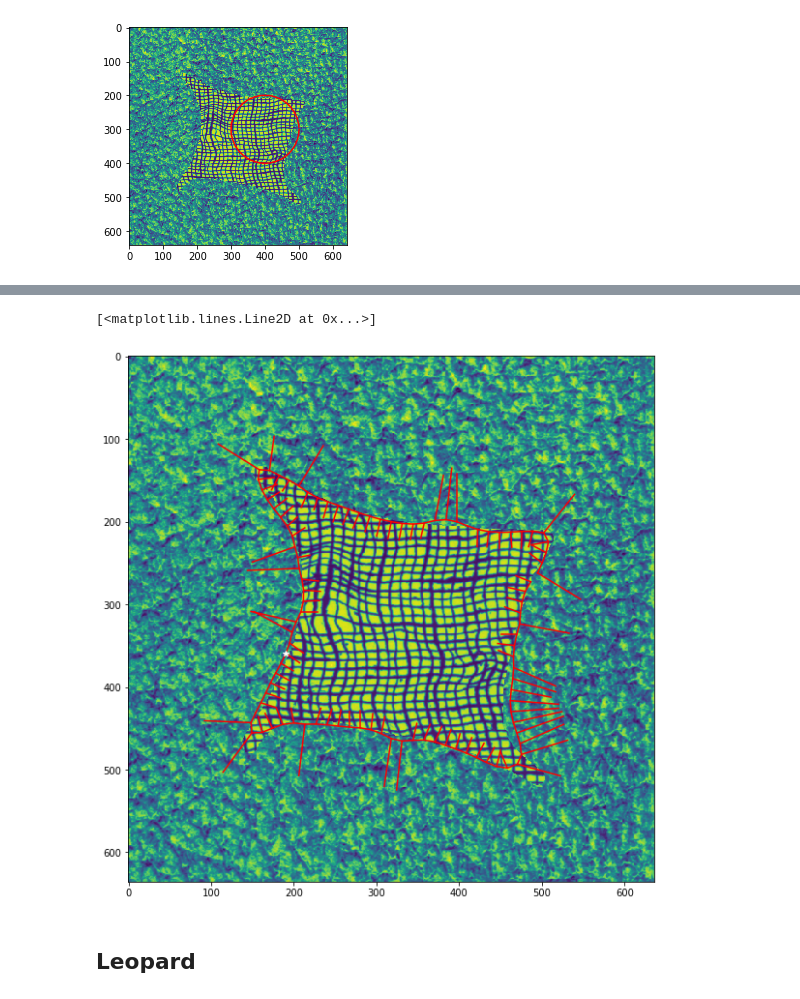
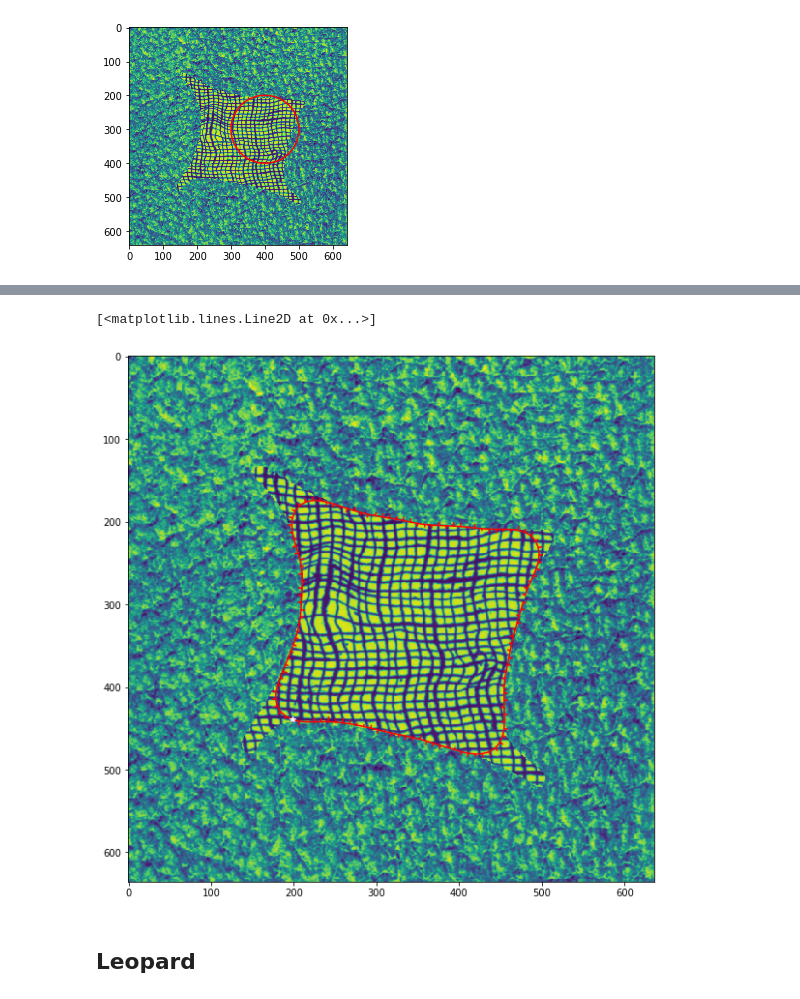
Before and after one commit to Charlottetheis/AIA, a Jupyter notebook: Charlotte.ipynb, the cells around one changed output, grey strips where cells are left out. Cells and saved outputs as stored; diff of their text form; code cells hidden in the pictures.

```diff
--- a/Charlotte.ipynb
+++ b/Charlotte.ipynb
@@ -110,6 +108,7 @@ def deform(img, kmeans, index, patch_size, snake, stepsize, alpha, beta, its):
 
     #regularization mTRIX
     B_int = np.linalg.inv((np.diag([1]*s_len)-smoothing_matrix(alpha,beta,s_len)))
+    #B_int = S.smooth_matrix(s_len,alpha,beta)
 
     for iterations in range(0,its):
 
@@ -122,13 +121,13 @@ def deform(img, kmeans, index, patch_size, snake, stepsize, alpha, beta, its):
             patches_labels = im2col(labels,[patch_size,patch_size],stepsize=1)
         elif len(img.shape) == 3:
             patches_labels = ndim2col(labels,[patch_size,patch_size],stepsize=1)
-        patches_labels = patches_labels[:,index]
+        #patches_labels = patches_labels[:,index]
 
         # label 0 if more than half of pixels are outside snake, 1 otherwise
         labels = sum(patches_labels) > ((patch_size**2)/2)
 
         # cluster of each patch with "true" label
-        data = np.array([kmeans.labels_,labels]).transpose()
+        data = np.array([predicted,labels]).transpose()
 
         # probability of classes for each cluster
         probs = pd.DataFrame(data, columns=['cluster','label_1']).groupby('cluster').mean()
@@ -138,7 +137,7 @@ def deform(img, kmeans, index, patch_size, snake, stepsize, alpha, beta, its):
         # probability of class 1 for all patches
         prob_pred = np.array(probs.iloc[predicted].label_1).reshape(img.shape[0]-patch_size+1,img.shape[1]-patch_size+1)
 
-        snake_pixel = np.round(snake).astype('int')
+        snake_pixel = np.round(snake-2).astype('int')
 
         # probability of class 1 for each snake point
         values = prob_pred[snake_pixel[:,1],snake_pixel[:,0]]
@@ -167,9 +166,8 @@ def deform(img, kmeans, index, patch_size, snake, stepsize, alpha, beta, its):
         # transform snake
         snake = B_int.dot(snake + stepsize * force_matrix.dot(normals))
 
-        snake = S.distribute_points(np.transpose(snake))
-
-        snake = S.remove_intersections(snake)
+        snake = S.remove_intersections(np.transpose(snake))
+        snake = S.distribute_points(snake)
 
         snake = np.transpose(snake)
 
@@ -253,7 +251,7 @@ img = cv2.imread(filename,cv2.IMREAD_GRAYSCALE)
 img = img.astype(np.float)
 patches = im2col(img,[patch_size,patch_size],stepsize=1)
 # %%
-snake = init_snake(400,300,100,100)
+snake = init_snake(400,300,100,125)
 # %%
 plt.imshow(img)
 plt.plot(snake[:,0],snake[:,1],color='r')
@@ -263,7 +261,7 @@ plt.plot(snake[:,0],snake[:,1],color='r')
 # %%
 # clustering of a sample of patches
 
-index = random.sample(list(range(0,patches.shape[1])),20000)
+index = random.sample(list(range(0,patches.shape[1])),10000)
 
 sample = patches[:,index]
 
@@ -276,5 +274,5 @@ plot_dictionary(kmeans.cluster_centers_, 10,20)
 # %%
-snake_new, force, normals, prob_pred, mask_reduced, mask = deform(img, kmeans, index, patch_size, snake, 100)
+snake_new, force, normals, prob_pred, mask_reduced, mask = deform(img, kmeans, index, patch_size, snake, 1, 0.2, 10, 100)
 # %%
 plt.imshow(img[int(patch_size/2):int(-(patch_size/2)),int(patch_size/2):int(-(patch_size/2))])
 plt.plot(snake_new[:,0],snake_new[:,1],color='r')
@@ -289,21 +287,21 @@ plt.imshow(prob_pred)
 # %%
 #plotting snake and force (obs force from previous iteration)
 
 x_start = snake_new[:,0]
 y_start = snake_new[:,1]
 
-x_end = x_start + 100*force * normals[:,0]
-y_end = y_start + 100*force * normals[:,1]
+x_end = x_start + force * normals[:,0]
+y_end = y_start + force * normals[:,1]
 
 plt.figure(figsize=(10,10))
 plt.imshow(img[int(patch_size/2):int(-(patch_size/2)),int(patch_size/2):int(-(patch_size/2))])
 plt.plot(snake_new[:,0],snake_new[:,1],color='r')
 plt.plot([x_start,x_end],[y_start,y_end],color='r');
 plt.plot(snake_new[50,0],snake_new[50,1],'*w')
 #plt.plot(snake[50,1],snake[50,0],'*b')
 # %% [output]
 [<matplotlib.lines.Line2D at 0x...>]
-[figure, old version]
+[figure, new version]
 # %% [markdown]
 ## Leopard
 # %%
```
Also changed, not shown: parts of 15 cells of this notebook, 1 other file.
